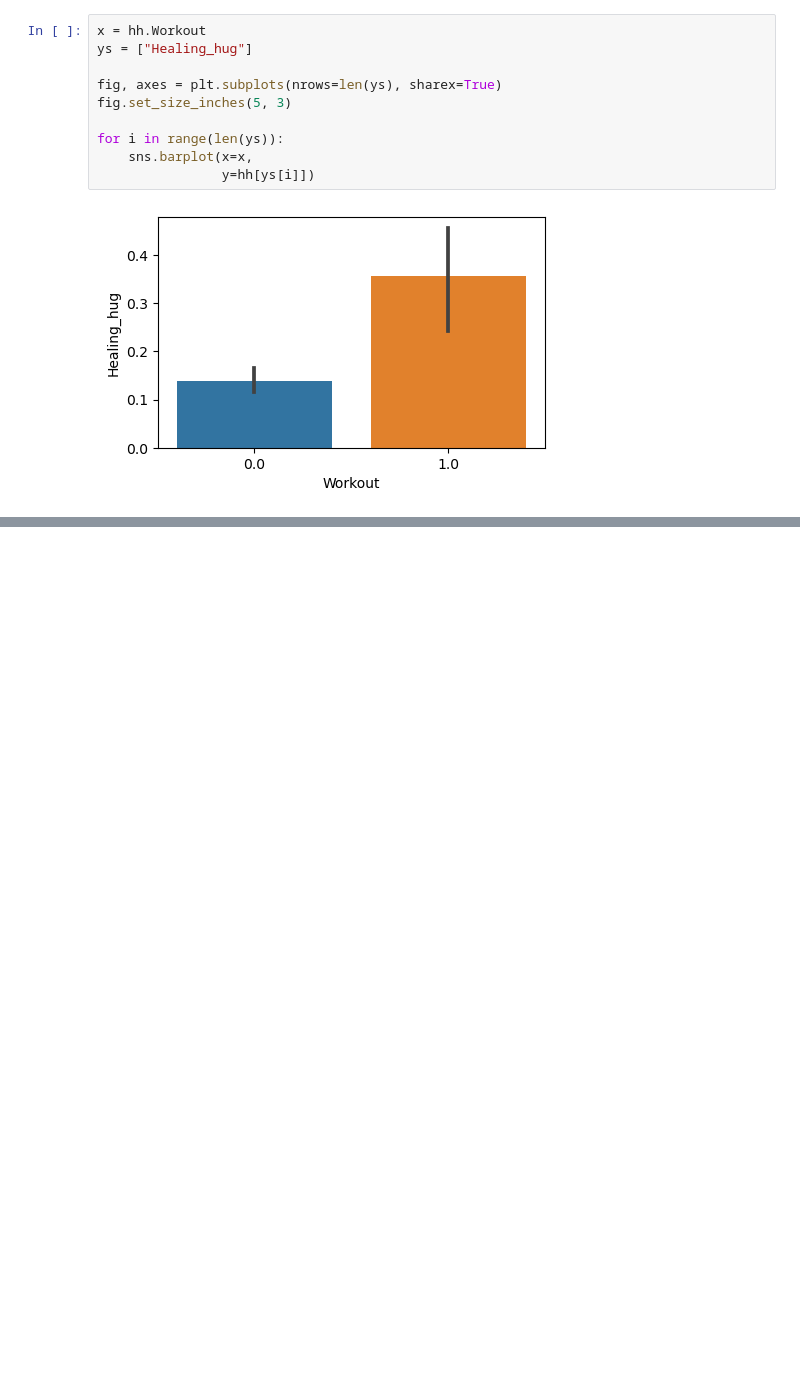
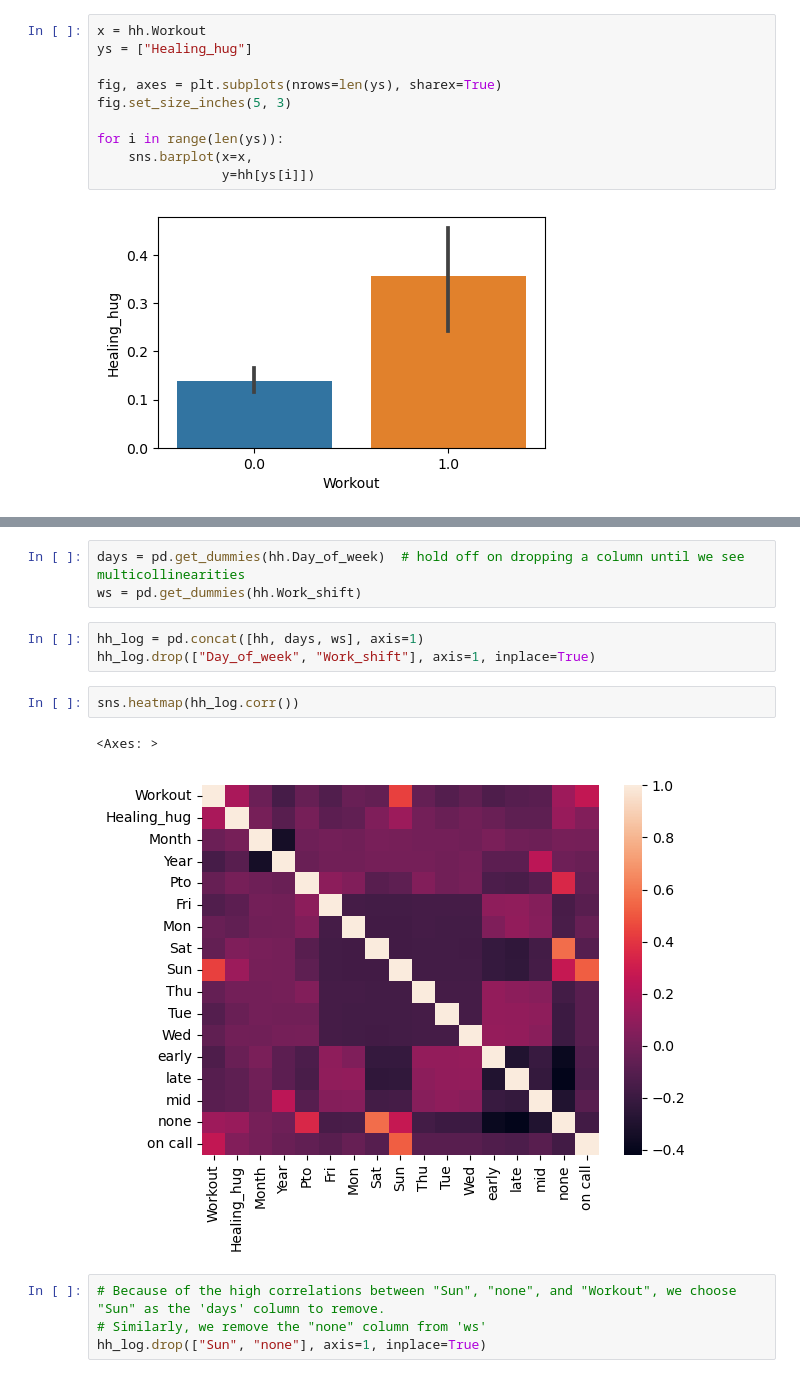
Before and after one commit to oto235/Jason-Schwarz-Data-Science-Portfolio, a Jupyter notebook: main.ipynb, the cells around one changed output, grey strips where cells are left out. Drawn from its saved outputs; the diff is of its cells as text; blank space fills up the shorter version.

```diff
--- a/main.ipynb
+++ b/main.ipynb
@@ -149,0 +158,15 @@ for i in range(len(ys)):
+# %%
+days = pd.get_dummies(hh.Day_of_week)  # hold off on dropping a column until we see multicollinearities
+ws = pd.get_dummies(hh.Work_shift)
+# %%
+hh_log = pd.concat([hh, days, ws], axis=1)
+hh_log.drop(["Day_of_week", "Work_shift"], axis=1, inplace=True)
+# %%
+sns.heatmap(hh_log.corr())
+# %% [output]
+<Axes: >
+[figure, added]
+# %%
+# Because of the high correlations between "Sun", "none", and "Workout", we choose "Sun" as the 'days' column to remove.
+# Similarly, we remove the "none" column from 'ws'
+hh_log.drop(["Sun", "none"], axis=1, inplace=True)
```
Also changed, not shown: parts of 25 cells of this notebook.
